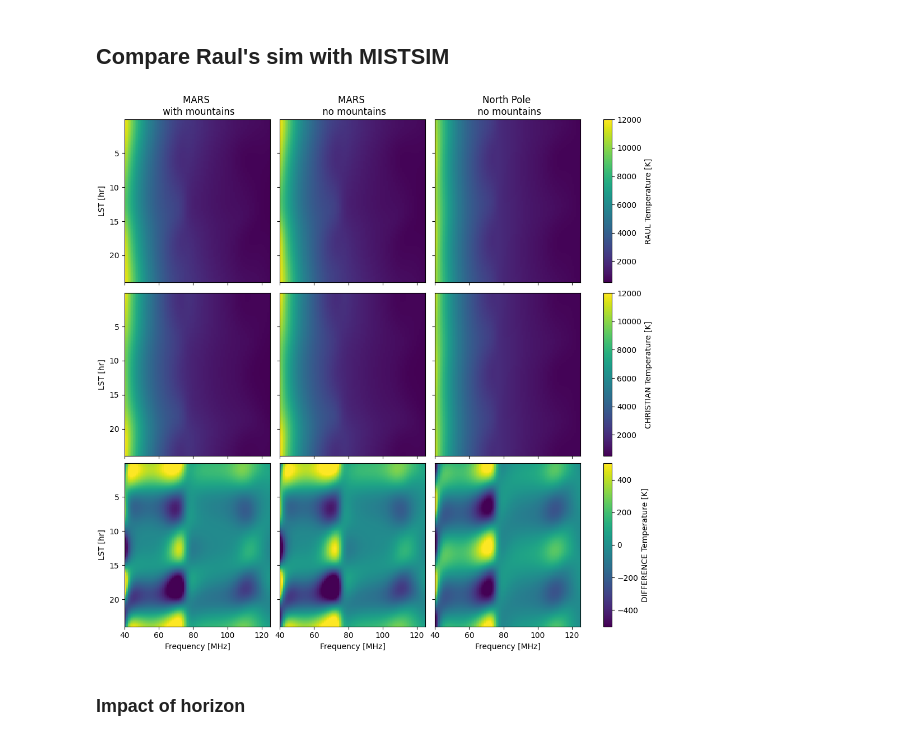
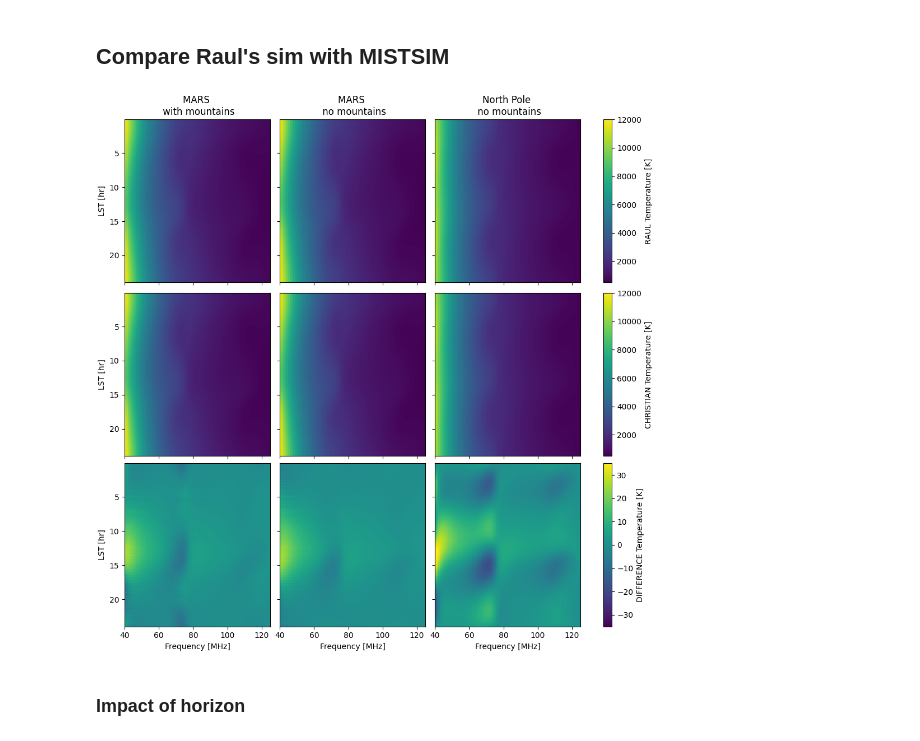
Before and after one commit to MIST-Experiment/mistsim, a Jupyter notebook: notebooks/sim_comparisons/sim_comparison_azrot0.ipynb, the cells around one changed output. Cells and saved outputs as stored; diff of their text form; code cells hidden in the pictures.

```diff
--- a/notebooks/sim_comparisons/sim_comparison_azrot0.ipynb
+++ b/notebooks/sim_comparisons/sim_comparison_azrot0.ipynb
@@ -175,7 +175,7 @@ Frequencies match: True
 (86, 181, 360)
 [figure]
 # %%
-BEAM_AZ_ROT = 90  # az=90 = East = no rotation from ENU default
+BEAM_AZ_ROT = 0  # az=0 -> north
 
 # no mountain case (test 1 and 2)
 beam2 = ms.Beam(gain, freqs, sampling="mwss", horizon=None,
@@ -328,35 +328,35 @@ if SAVE:
 ## Compare Raul's sim with MISTSIM
 # %%
 diff_kwargs = wfall_kwargs.copy()
-diff_kwargs["vmin"] = -500
-diff_kwargs["vmax"] = 500
+diff_kwargs["vmin"] = -35
+diff_kwargs["vmax"] = 35
 
 fig, axs = plt.subplots(
     figsize=(10, 10),
     nrows=3,
     ncols=3,
     sharex=True,
     sharey=True,
     constrained_layout=True,
 )
 for k in sim_res["chb"]:
     raul_sim = sim_res["raul"][k]
     chb_sim = sim_res["chb"][k]
     diff = raul_sim - chb_sim
     imr = axs[0, k].imshow(raul_sim, **wfall_kwargs)
     imc = axs[1, k].imshow(chb_sim, **wfall_kwargs)
     imd = axs[2, k].imshow(diff, **diff_kwargs)
     axs[0, k].set_title("\n".join(tests[k].split("/")))
     axs[2, k].set_xlabel("Frequency [MHz]")
 
 fig.colorbar(imr, ax=axs[0], label="RAUL Temperature [K]")
 fig.colorbar(imc, ax=axs[1], label="CHRISTIAN Temperature [K]")
 fig.colorbar(imd, ax=axs[2], label="DIFFERENCE Temperature [K]")
 plt.setp(axs[:, 0], ylabel="LST [hr]")
 
 plt.show()
 # %% [output]
-[figure, old version]
+[figure, new version]
 # %% [markdown]
 ### Impact of horizon
 # %%
```
Also changed, not shown: parts of 2 cells of this notebook, 1 other file.
